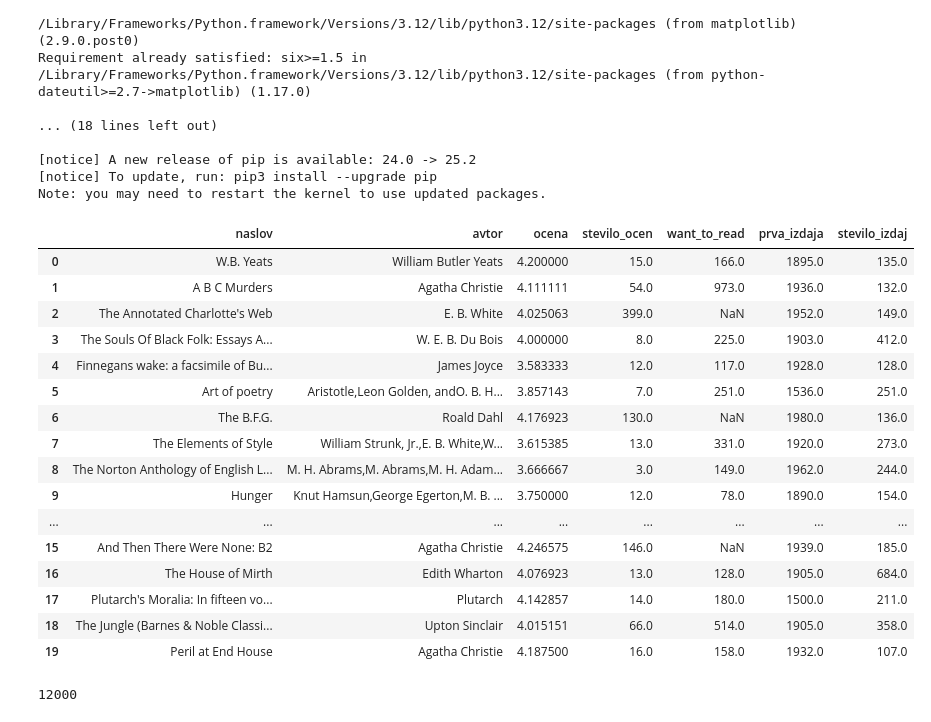
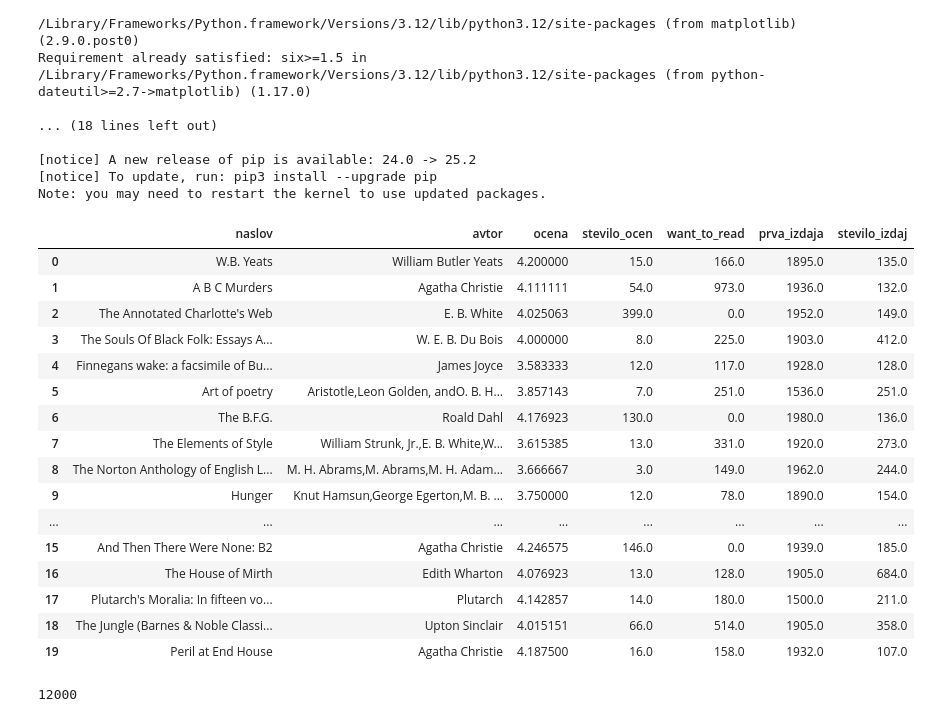
Before and after one commit to zalaplesec/Book-analysis, a Jupyter notebook: analiza.ipynb, the cells around one changed output. Saved outputs shown, nothing was run; the diff lists cells and outputs as text; code cells hidden in the pictures.

```diff
--- a/analiza.ipynb
+++ b/analiza.ipynb
@@ -25,33 +25,33 @@ Note: you may need to restart the kernel to use updated packages.
 # %%
 
 
 
 import pandas as pd
 
 knjige = pd.read_csv('knjige.csv', encoding='utf-8')
 pd.options.display.max_rows = 20
 
-knjige["ocena"] = pd.to_numeric(knjige["ocena"], errors="coerce")
-knjige["stevilo_ocen"] = pd.to_numeric(knjige["stevilo_ocen"], errors="coerce")
-knjige["want_to_read"] = pd.to_numeric(knjige["want_to_read"], errors="coerce")
-knjige["prva_izdaja"] = pd.to_numeric(knjige["prva_izdaja"], errors="coerce")
-knjige["stevilo_izdaj"] = pd.to_numeric(knjige["stevilo_izdaj"], errors="coerce")
+knjige["ocena"] = pd.to_numeric(knjige["ocena"], errors="coerce").fillna(0)
+knjige["stevilo_ocen"] = pd.to_numeric(knjige["stevilo_ocen"], errors="coerce").fillna(0)
+knjige["want_to_read"] = pd.to_numeric(knjige["want_to_read"], errors="coerce").fillna(0)
+knjige["prva_izdaja"] = pd.to_numeric(knjige["prva_izdaja"], errors="coerce").fillna(0)
+knjige["stevilo_izdaj"] = pd.to_numeric(knjige["stevilo_izdaj"], errors="coerce").fillna(0)
 
 knjige.head(20)
 # %% [output]
 |  | naslov | avtor | ocena | stevilo_ocen | want_to_read | prva_izdaja | stevilo_izdaj |
 | 0 | W.B. Yeats | William Butler Yeats | 4.200000 | 15.0 | 166.0 | 1895.0 | 135.0 |
 | 1 | A B C Murders | Agatha Christie | 4.111111 | 54.0 | 973.0 | 1936.0 | 132.0 |
-| 2 | The Annotated Charlotte's Web | E. B. White | 4.025063 | 399.0 | NaN | 1952.0 | 149.0 |
+| 2 | The Annotated Charlotte's Web | E. B. White | 4.025063 | 399.0 | 0.0 | 1952.0 | 149.0 |
 | 3 | The Souls Of Black Folk: Essays A... | W. E. B. Du Bois | 4.000000 | 8.0 | 225.0 | 1903.0 | 412.0 |
 | 4 | Finnegans wake: a facsimile of Bu... | James Joyce | 3.583333 | 12.0 | 117.0 | 1928.0 | 128.0 |
 | 5 | Art of poetry | Aristotle,Leon Golden, andO. B. H... | 3.857143 | 7.0 | 251.0 | 1536.0 | 251.0 |
-| 6 | The B.F.G. | Roald Dahl | 4.176923 | 130.0 | NaN | 1980.0 | 136.0 |
+| 6 | The B.F.G. | Roald Dahl | 4.176923 | 130.0 | 0.0 | 1980.0 | 136.0 |
 | 7 | The Elements of Style | William Strunk, Jr.,E. B. White,W... | 3.615385 | 13.0 | 331.0 | 1920.0 | 273.0 |
 | 8 | The Norton Anthology of English L... | M. H. Abrams,M. Abrams,M. H. Adam... | 3.666667 | 3.0 | 149.0 | 1962.0 | 244.0 |
 | 9 | Hunger | Knut Hamsun,George Egerton,M. B. ... | 3.750000 | 12.0 | 78.0 | 1890.0 | 154.0 |
 | ... | ... | ... | ... | ... | ... | ... | ... |
-| 15 | And Then There Were None: B2 | Agatha Christie | 4.246575 | 146.0 | NaN | 1939.0 | 185.0 |
+| 15 | And Then There Were None: B2 | Agatha Christie | 4.246575 | 146.0 | 0.0 | 1939.0 | 185.0 |
 | 16 | The House of Mirth | Edith Wharton | 4.076923 | 13.0 | 128.0 | 1905.0 | 684.0 |
 | 17 | Plutarch's Moralia: In fifteen vo... | Plutarch | 4.142857 | 14.0 | 180.0 | 1500.0 | 211.0 |
 | 18 | The Jungle (Barnes & Noble Classi... | Upton Sinclair | 4.015151 | 66.0 | 514.0 | 1905.0 | 358.0 |
```
Also changed, not shown: parts of 15 cells of this notebook.
